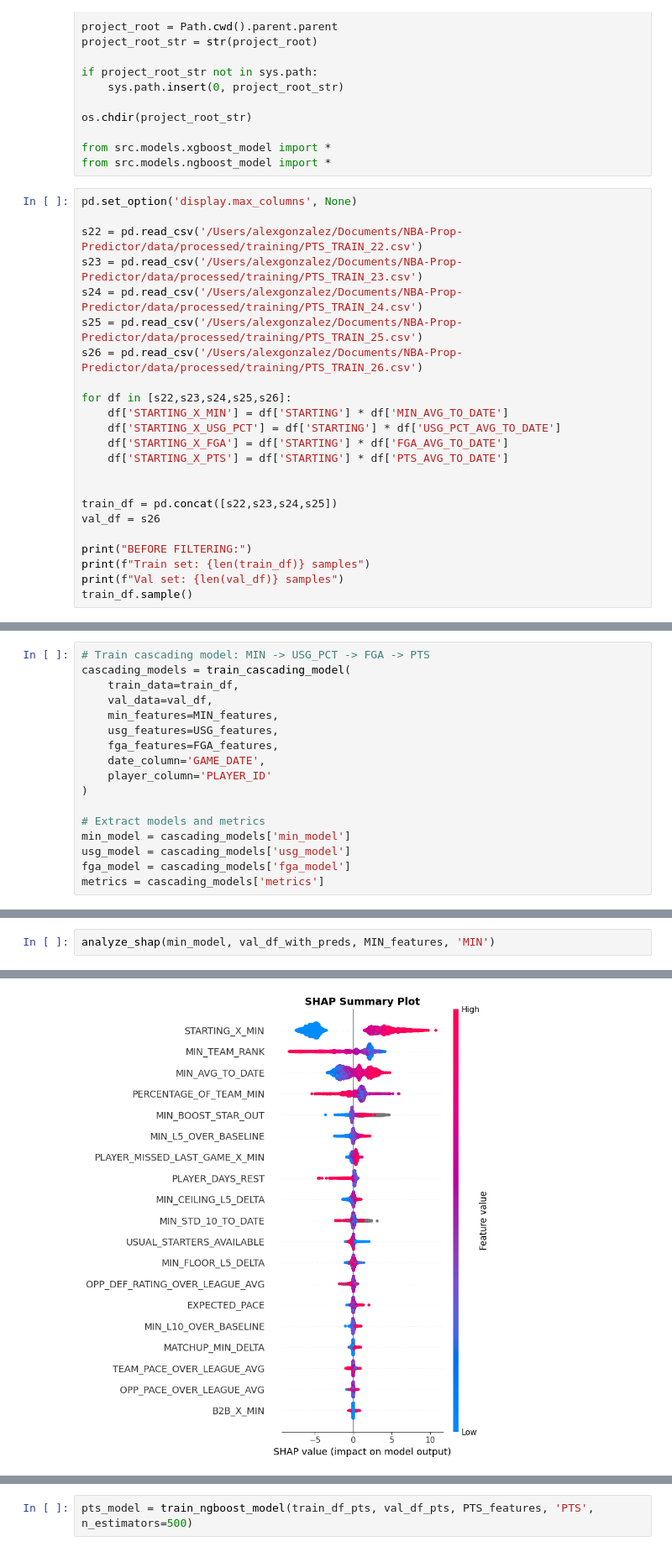
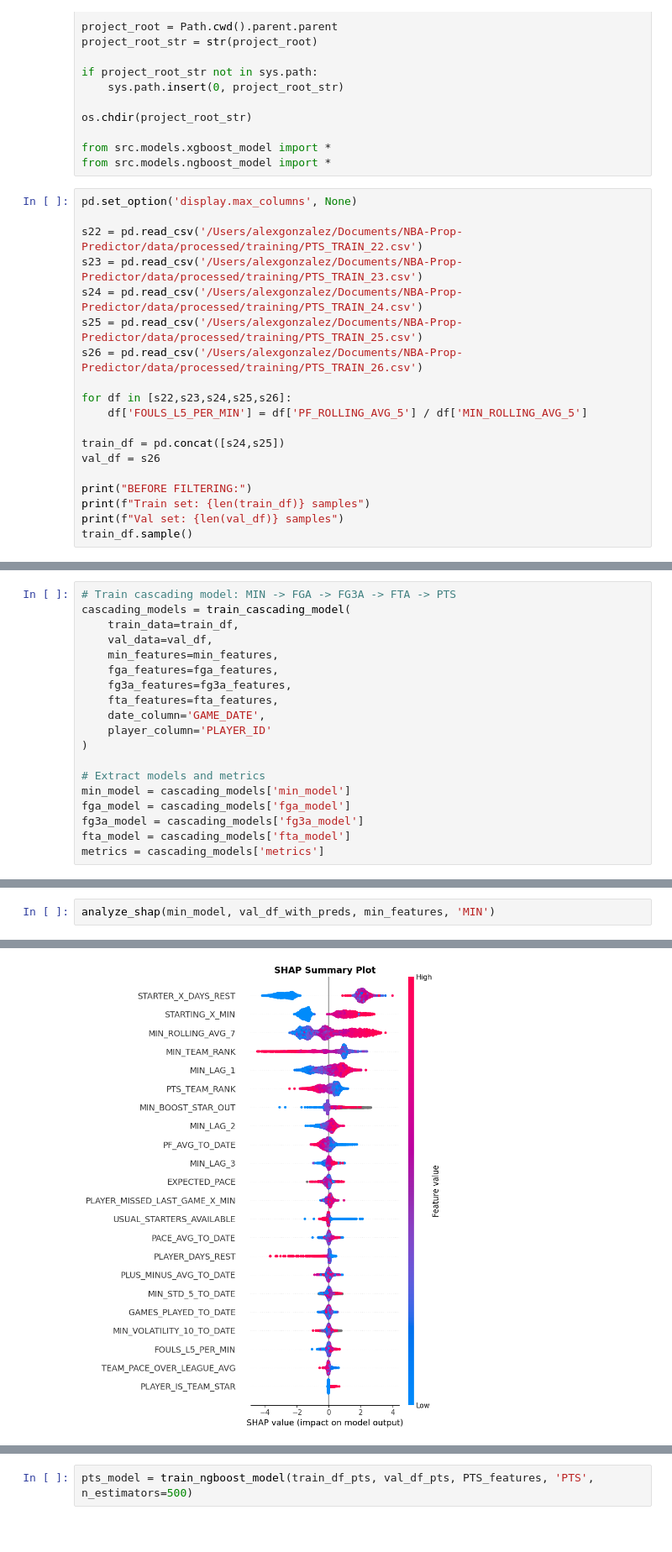
Before and after one commit to spon7ge/NBA-Prop-Predictor, a Jupyter notebook: src/models/train.ipynb, the cells around one changed output, grey strips where cells are left out. Shown at 84% size. Saved outputs shown, nothing was run; the diff lists cells and outputs as text.

```diff
--- a/src/models/train.ipynb
+++ b/src/models/train.ipynb
@@ -27,13 +27,9 @@ s25 = pd.read_csv('/Users/alexgonzalez/Documents/NBA-Prop-Predictor/data/process
 s26 = pd.read_csv('/Users/alexgonzalez/Documents/NBA-Prop-Predictor/data/processed/training/PTS_TRAIN_26.csv')
 
 for df in [s22,s23,s24,s25,s26]:
-    df['STARTING_X_MIN'] = df['STARTING'] * df['MIN_AVG_TO_DATE']
-    df['STARTING_X_USG_PCT'] = df['STARTING'] * df['USG_PCT_AVG_TO_DATE']
-    df['STARTING_X_FGA'] = df['STARTING'] * df['FGA_AVG_TO_DATE']
-    df['STARTING_X_PTS'] = df['STARTING'] * df['PTS_AVG_TO_DATE']
+    df['FOULS_L5_PER_MIN'] = df['PF_ROLLING_AVG_5'] / df['MIN_ROLLING_AVG_5']
 
-
-train_df = pd.concat([s22,s23,s24,s25])
+train_df = pd.concat([s24,s25])
 val_df = s26
 
 print("BEFORE FILTERING:")
@@ -230,19 +414,21 @@ Removed 0 highly correlated features. Final: 33
 # %%
-# Train cascading model: MIN -> USG_PCT -> FGA -> PTS
+# Train cascading model: MIN -> FGA -> FG3A -> FTA -> PTS
 cascading_models = train_cascading_model(
     train_data=train_df,
     val_data=val_df,
-    min_features=MIN_features,
-    usg_features=USG_features,
-    fga_features=FGA_features,
+    min_features=min_features,
+    fga_features=fga_features,
+    fg3a_features=fg3a_features,
+    fta_features=fta_features,
     date_column='GAME_DATE',
     player_column='PLAYER_ID'
 )
 
 # Extract models and metrics
 min_model = cascading_models['min_model']
-usg_model = cascading_models['usg_model']
 fga_model = cascading_models['fga_model']
+fg3a_model = cascading_models['fg3a_model']
+fta_model = cascading_models['fta_model']
 metrics = cascading_models['metrics']
 # %% [output]
 Training XGBoost Model
@@ -303,4 +513,4 @@ val_df_with_preds = add_predictions(val_df, min_model, usg_model, fga_model, MIN
 # %%
-analyze_shap(min_model, val_df_with_preds, MIN_features, 'MIN')
+analyze_shap(min_model, val_df_with_preds, min_features, 'MIN')
 # %% [output]
 Top 25 Features by SHAP importance:
@@ -326,4 +533,4 @@ Top 25 Features by SHAP importance:
-[figure, old version]
+[figure, new version]
 XGBRegressor(base_score=None, booster=None, callbacks=None,
              colsample_bylevel=None, colsample_bynode=None,
              colsample_bytree=0.75, device=None, early_stopping_rounds=None,
```
Also changed, not shown: parts of 24 cells of this notebook, 56 other files.
